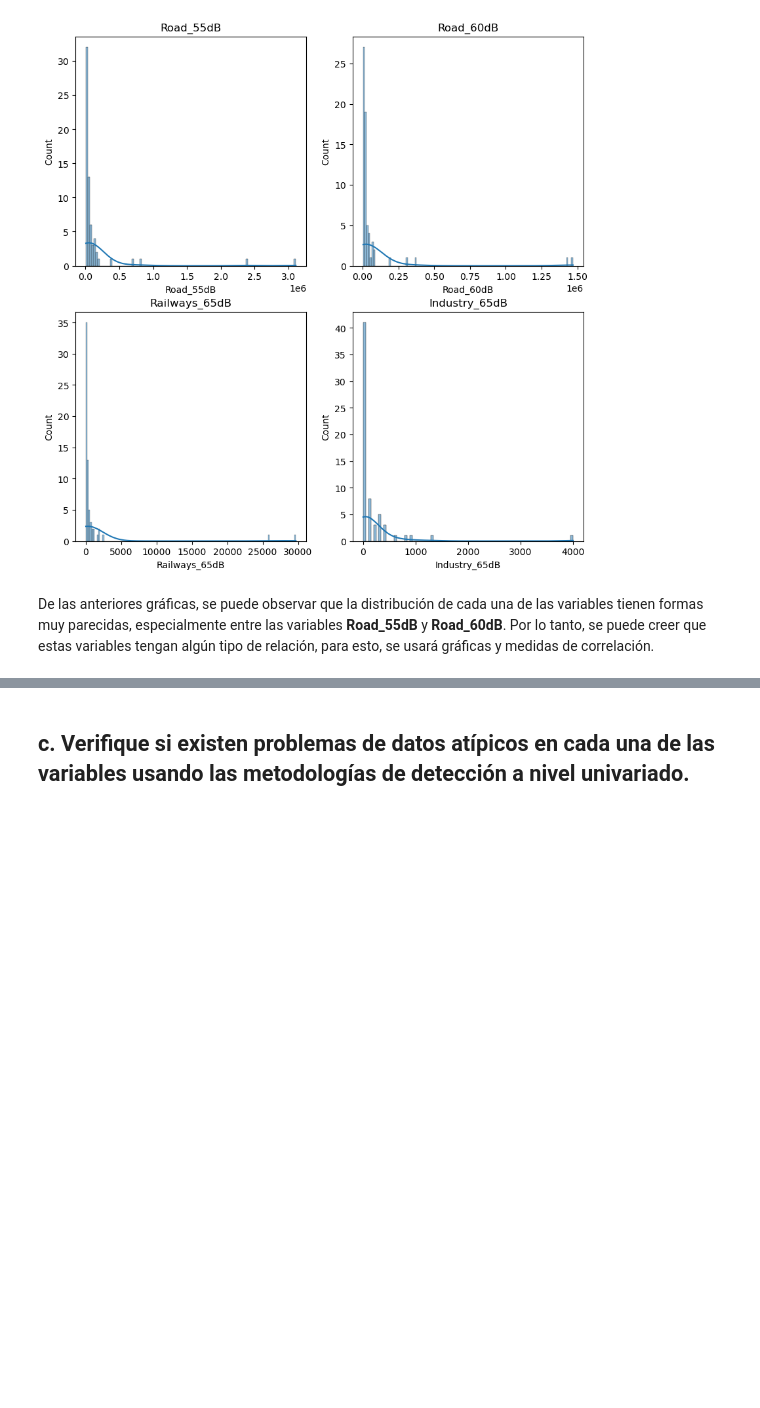
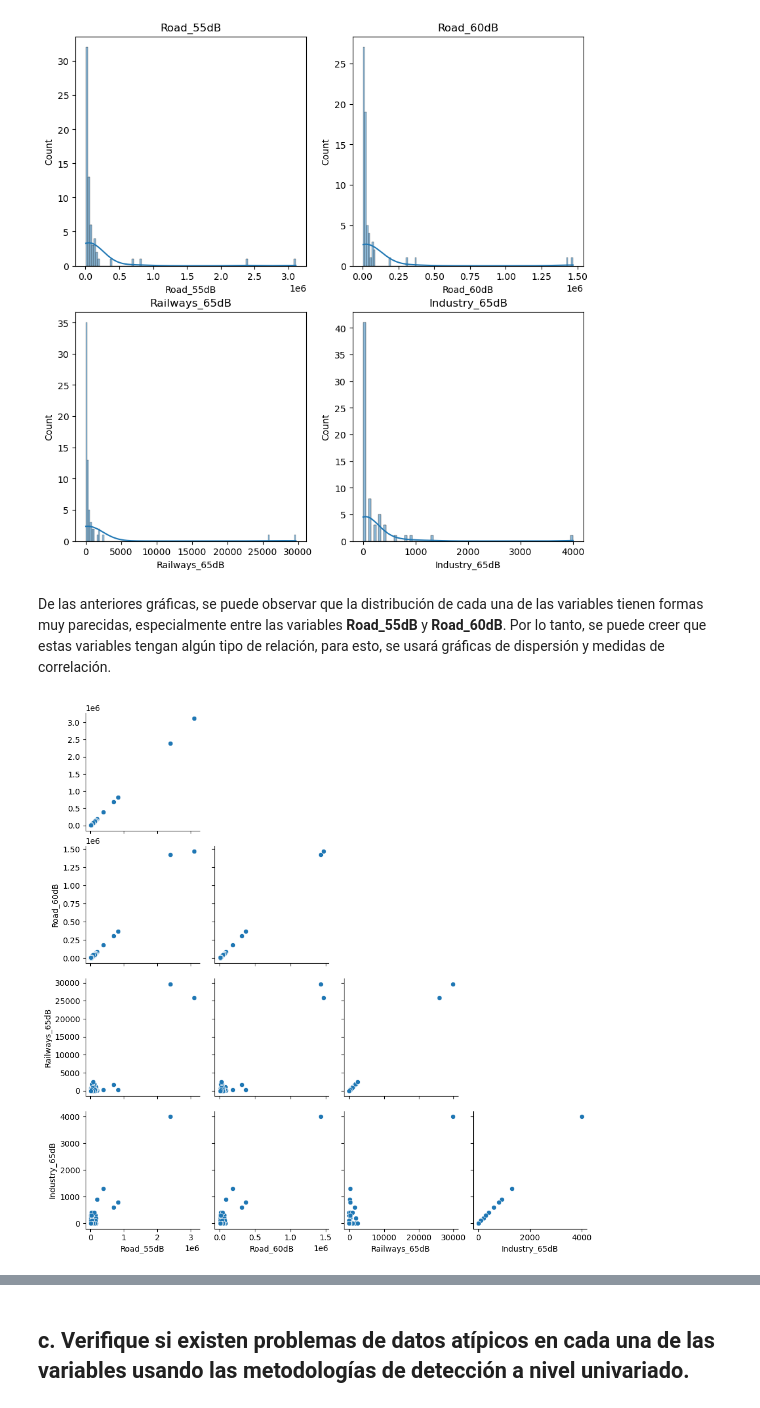
Before and after one commit to Deivid-code/Trabajo-1-mineria-de-datos, a Jupyter notebook: Trabajo 1 minería de datos.ipynb, the cells around one changed output, grey strips where cells are left out. Saved outputs shown, nothing was run; the diff lists cells and outputs as text; code cells hidden in the pictures; blank space fills up the shorter version.

```diff
--- a/Trabajo 1 minería de datos.ipynb
+++ b/Trabajo 1 minería de datos.ipynb
@@ -108,4 +123,11 @@ plt.show()
 # %% [output]
 [figure]
 # %% [markdown]
-De las anteriores gráficas, se puede observar que la distribución de cada una de las variables tienen formas muy parecidas, especialmente entre las variables **Road_55dB** y **Road_60dB**. Por lo tanto, se puede creer que estas variables tengan algún tipo de relación, para esto, se usará gráficas y medidas de correlación.
+De las anteriores gráficas, se puede observar que la distribución de cada una de las variables tienen formas muy parecidas, especialmente entre las variables **Road_55dB** y **Road_60dB**. Por lo tanto, se puede creer que estas variables tengan algún tipo de relación, para esto, se usará gráficas de dispersión y medidas de correlación.
+# %%
+sns.pairplot(ruidoso,
+             corner=1,
+             diag_kind=None)
+plt.show()
+# %% [output]
+[figure, added]
```
Also changed, not shown: parts of 60 cells of this notebook, 4 other files.
